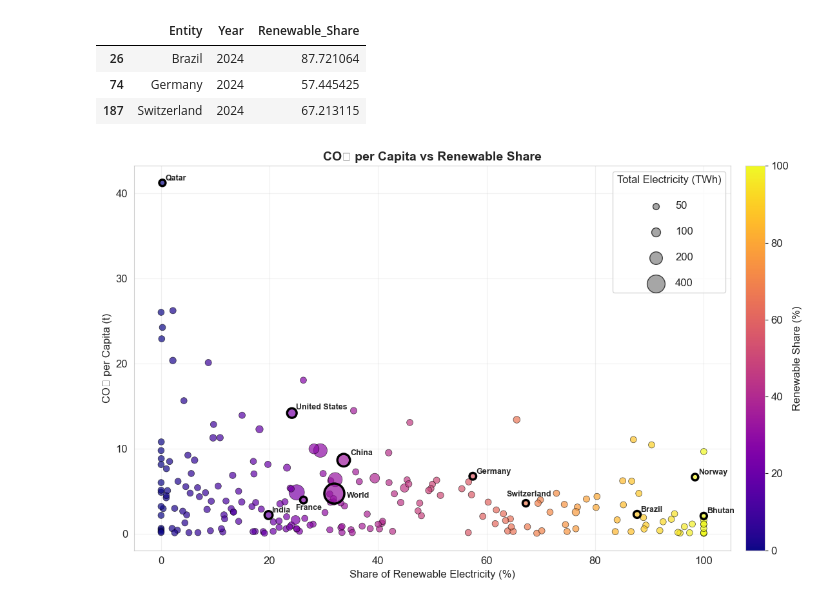
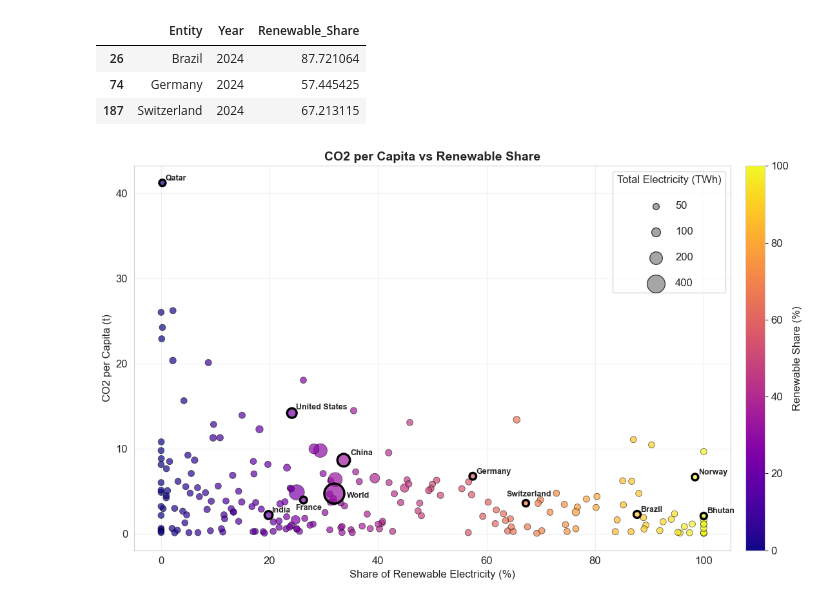
Before and after one commit to nicoweder/DVIZ_CODE_FINAL, a Jupyter notebook: notebooks/01_data_exploration.ipynb, the cells around one changed output. Cells and saved outputs as stored; diff of their text form; code cells hidden in the pictures.

```diff
--- a/notebooks/01_data_exploration.ipynb
+++ b/notebooks/01_data_exploration.ipynb
@@ -210,25 +226,0 @@ plt.show()
-# %%
-import pandas as pd
-import seaborn as sns
-import matplotlib.pyplot as plt
-
-# Daten vorbereiten
-data = []
-for tech, values in lcoe_values.items():
-    for v in values:
-        data.append({'Technology': tech, 'LCOE': v})
-df_plot = pd.DataFrame(data)
-
-# Boxplot
-plt.figure(figsize=(12, 8))
-sns.boxplot(
-    x='LCOE',
-    y='Technology',
-    data=df_plot,
-    palette=['green' if tech in renewables else 'gray' for tech in sorted_tech],
-    showfliers=False
-)
-plt.xlabel("LCOE ($/MWh)")
-plt.title("LCOE Distribution per Technology (alle Discount-Rates, ohne Ausreißer)")
-plt.tight_layout()
-plt.show()
@@ -282,10 +354,7 @@ merged[merged['Entity'].isin(countries_to_check)][['Entity', 'Year', 'Renewable_
 | 74 | Germany | 2024 | 57.445425 |
 | 187 | Switzerland | 2024 | 67.213115 |
 # %%
-import matplotlib.pyplot as plt
-import seaborn as sns
-import matplotlib as mpl
-import numpy as np
+
 
 # =========================
 # Scatterplot für alle Länder
@@ -318,8 +387,8 @@ plt.ylim(y_min - 2, y_max + 2)
 # Achsentitel & Plot-Titel
 # =========================
 plt.xlabel("Share of Renewable Electricity (%)", fontsize=12)
-plt.ylabel("CO₂ per Capita (t)", fontsize=12)
-plt.title("CO₂ per Capita vs Renewable Share", fontsize=14, weight='bold')
+plt.ylabel("CO2 per Capita (t)", fontsize=12)
+plt.title("CO2 per Capita vs Renewable Share", fontsize=14, weight='bold')
 
 # =========================
 # Farbskala (Colorbar)
@@ -377,31 +446,31 @@ for _, row in merged.iterrows():
 
         # Pinke Umrandung
         ax.scatter(
             row['Renewable_Share'],
             row['co2_per_capita'],
             s=scale_size(row['Total_TWh']),
             facecolors='none',
             edgecolors='black',
             linewidth=2.5,
             zorder=3
         )
 
         # Default-Offset
         dx, dy = label_offsets.get(row['Entity'], (0.6, 0.3))
 
         ax.text(
             row['Renewable_Share'] + dx,
             row['co2_per_capita'] + dy,
             row['Entity'],
             fontsize=9,
             weight='bold'
         )
 
 # =========================
 # Layout
 # =========================
 plt.grid(alpha=0.3)
 plt.tight_layout()
 plt.show()
 # %% [output]
-[figure, old version]
+[figure, new version]
```
Also changed, not shown: parts of 11 cells of this notebook, 1 other file.
